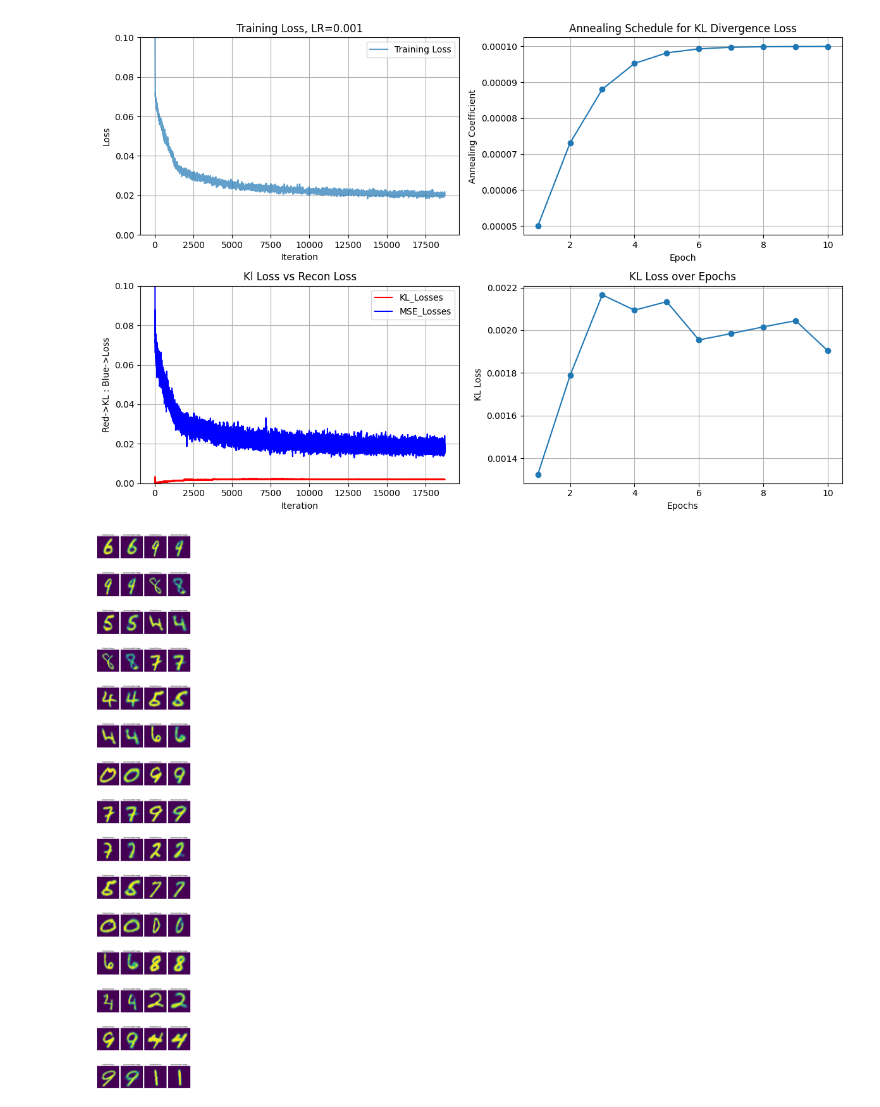
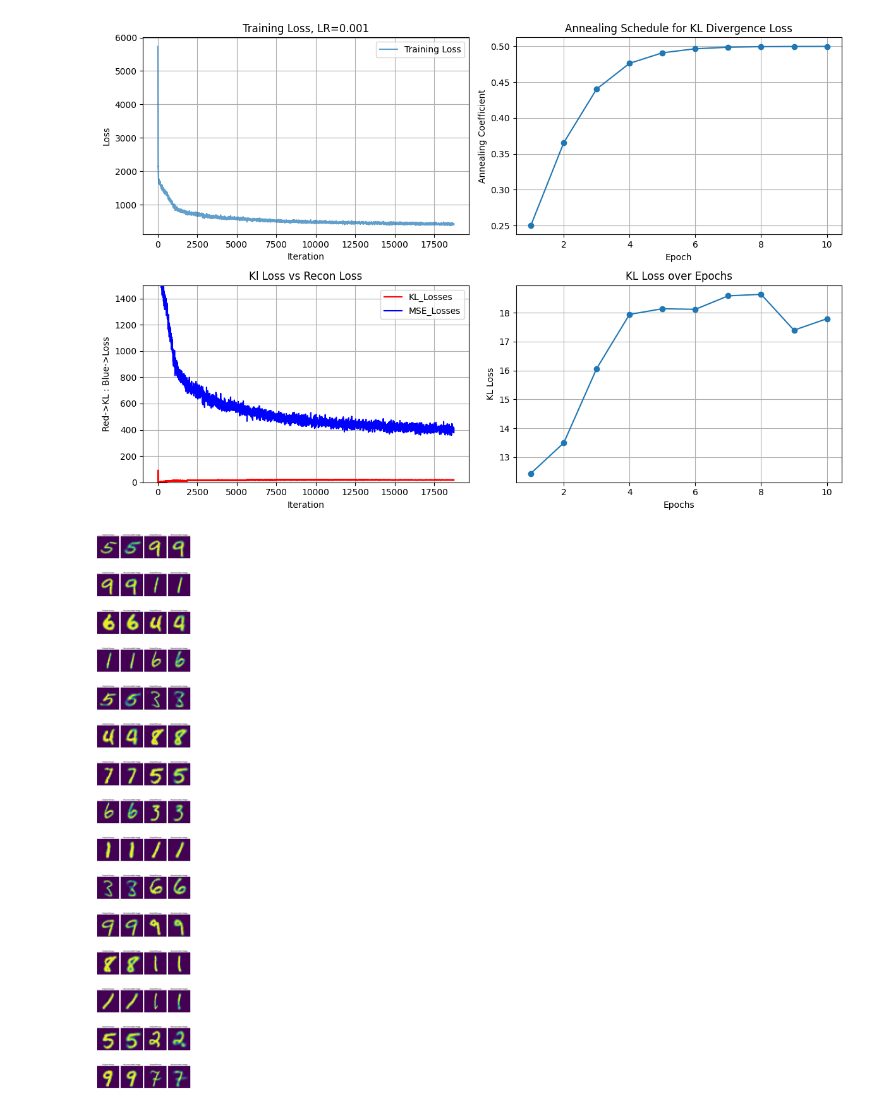
Before and after one commit to zdebruine/MMVAE, a Jupyter notebook: test_vae/VAE_MNIST.ipynb, the cells around one changed output. Drawn from its saved outputs; the diff is of its cells as text; code cells hidden in the pictures.

```diff
--- a/test_vae/VAE_MNIST.ipynb
+++ b/test_vae/VAE_MNIST.ipynb
@@ -3,7 +3,6 @@ import torch
 import torch.nn as nn
 import torch.nn.functional as F
 from torchvision import datasets, transforms
-import matplotlib.pyplot as plt
 import math
 
 # Hyperparameters
@@ -13,13 +12,19 @@ learning_rate = 0.001
 num_epochs = 10
 #KL Builds from 0-0.0001 during the steps
 start_kl = 0.0
-end_kl = 0.0001
+end_kl = 0.5
 #Start adding KL at specified epoch
 annealing_start = 0
 annealing_steps = num_epochs
 
 # Device
-device = torch.device("cuda" if torch.cuda.is_available() else "cpu")
+#device = torch.device("cuda" if torch.cuda.is_available() else "cpu")
+if torch.cuda.is_available():
+    device = torch.device('cuda')
+elif torch.backends.mps.is_available():
+    device = torch.device('mps')
+else:
+    device = torch.device('cpu')
 # %%
 # Data loading
 transform = transforms.Compose([
@@ -80,10 +85,11 @@ class VAE(nn.Module):
         mu, logvar = self.encode(x)
         z = self.reparameterize(mu, logvar)
         recon_x = self.decode(z)
+        recon_x = recon_x.view(-1,1,28,28)
         return recon_x, mu, logvar
 
 def loss_function(recon_x, x, mu, logvar):
-    reconstruction_loss = F.mse_loss(recon_x, x)
+    reconstruction_loss = F.mse_loss(recon_x, x, reduction='sum')
     kl_divergence = (-0.5 * torch.sum(1 + logvar - mu.pow(2) - logvar.exp())) / batch_size
     return reconstruction_loss , kl_divergence
 
@@ -103,7 +109,8 @@ losses = []
 
 for epoch in range(num_epochs):
     for i, (x, _) in enumerate(train_loader):
-        x = x.view(-1, 784).to(device) #x.view presviosoly in forward function
+        x = x.to(device)
+        #x = x.view(-1, 784).to(device) #x.view presviosoly in forward function
 
         recon_batch, mu, logvar = model(x)
         optimizer.zero_grad()
@@ -161,51 +168,52 @@ import matplotlib.pyplot as plt
 from scipy.ndimage.filters import gaussian_filter1d
 
 #smooth loss graph
-smoothed_losses = gaussian_filter1d(losses, sigma=2)
+smoothed_total_losses = gaussian_filter1d(losses, sigma=2)
+smoothed_mse_losses= gaussian_filter1d(mse_losses, sigma=2)
 #Graphing Area
 fig, axes = plt.subplots(2, 2, figsize=(12, 8))
 
 #plot training loss
-axes[0, 0].plot(smoothed_losses, label='Training Loss', alpha=0.7)
+axes[0, 0].plot(smoothed_total_losses, label='Training Loss', alpha=0.7)
 axes[0, 0].set_xlabel('Iteration')
 axes[0, 0].set_ylabel('Loss')
-axes[0, 0].set_ylim(0, 0.1)
+#axes[0, 0].set_ylim(0, 0.1)
 axes[0, 0].set_title("Training Loss, LR={}".format(learning_rate))
 axes[0, 0].legend()
 axes[0, 0].grid(True)
 
 #plot the annealing schedule
 axes[0, 1].plot(range(1, num_epochs + 1), annealing_values, marker='o', linestyle='-')
 axes[0, 1].set_xlabel('Epoch')
 axes[0, 1].set_ylabel('Annealing Coefficient')
 axes[0, 1].set_title('Annealing Schedule for KL Divergence Loss')
 axes[0, 0].legend()
 axes[0, 1].grid(True)
 
 #plot kl loss vs mse loss
 axes[1, 0].plot(kl_losses, label='KL_Losses', color = 'red')
-axes[1, 0].plot(mse_losses, label='MSE_Losses', color = 'blue')
+axes[1, 0].plot(smoothed_mse_losses, label='MSE_Losses', color = 'blue')
 axes[1, 0].set_xlabel('Iteration')
 axes[1, 0].set_ylabel('Red->KL : Blue->Loss')
-axes[1, 0].set_ylim(0,0.1)
+axes[1, 0].set_ylim(0,1500)
 axes[1, 0].set_title("Kl Loss vs Recon Loss")
 axes[1, 0].legend()
 axes[1, 0].grid(True)
 
 #plot kl loss over epochs
 axes[1,1].plot(range(1, num_epochs + 1), kl_epoch, marker='o', linestyle='-')
 axes[1, 1].set_xlabel('Epochs')
 axes[1, 1].set_ylabel("KL Loss")
 axes[1, 1].set_title('KL Loss over Epochs')
 axes[1, 1].grid(True)
 
 
 
 
 plt.tight_layout()
 plt.show()
 # %% [output]
-[figure, old version]
+[figure, new version]
 # %%
 model.eval()
 
@@ -248,4 +256,4 @@ for i in range(15):
 plt.tight_layout()
 plt.show()
 # %% [output]
-[figure, old version]
+[figure, new version]
```
Also changed, not shown: parts of 1 cell of this notebook.
